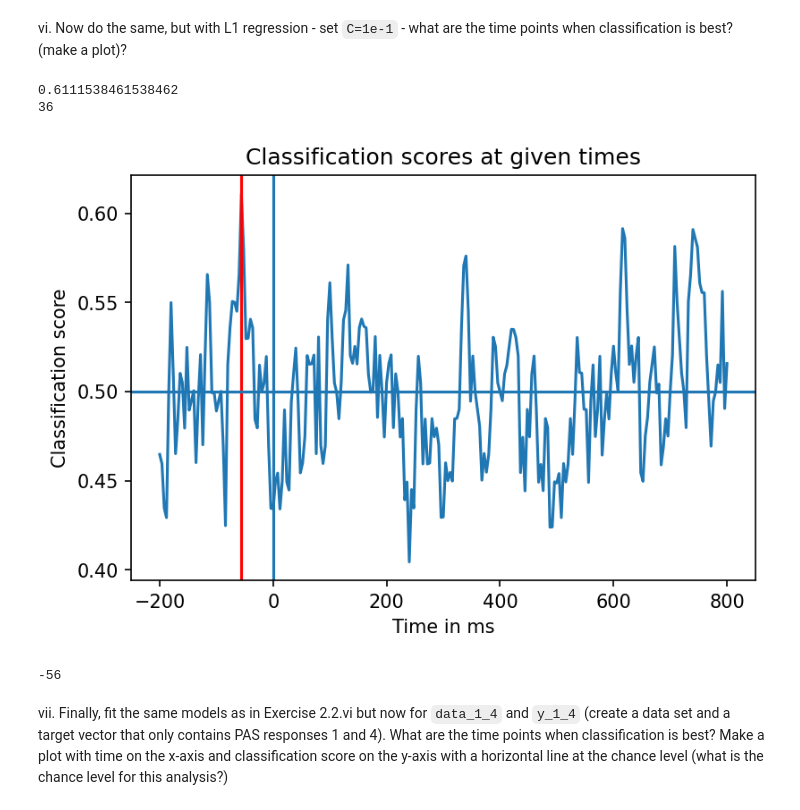
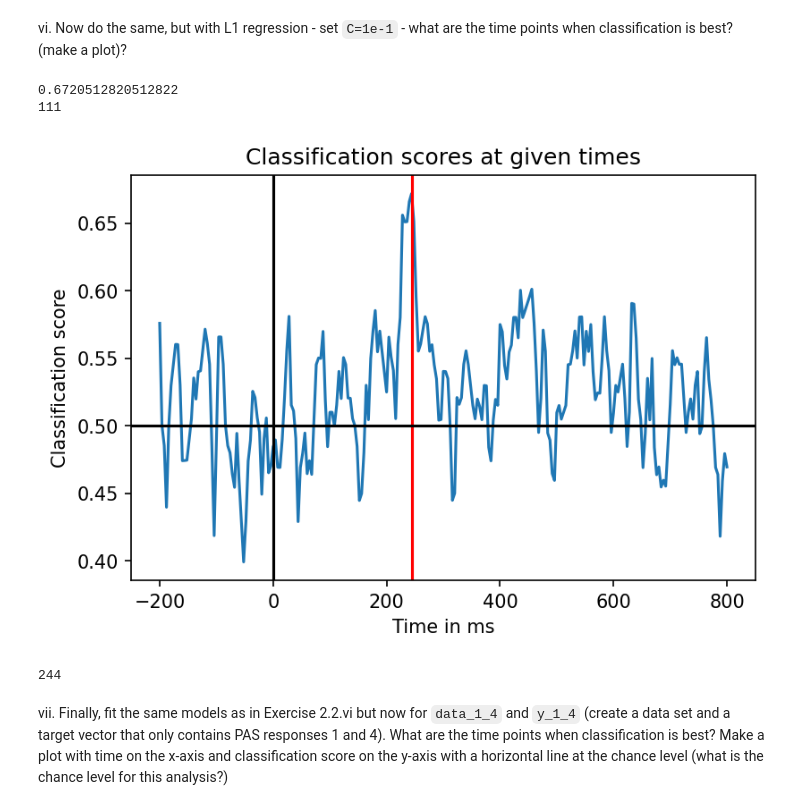
Before and after one commit to alekswael/github_methods_3, a Jupyter notebook: week_08/practical_exercise_8_ALEKSANDER_NOTEBOOK.ipynb, the cells around one changed output. Cells and saved outputs as stored; diff of their text form; code cells hidden in the pictures.

```diff
--- a/week_08/practical_exercise_8_ALEKSANDER_NOTEBOOK.ipynb
+++ b/week_08/practical_exercise_8_ALEKSANDER_NOTEBOOK.ipynb
@@ -155,16 +163,10 @@ EXPLAIN
 ### 1) Now, we are going to do Logistic Regression with the aim of classifying the PAS-rating given by the subject
 # %% [markdown]
 i. We'll start with a binary problem - create a new array called `data_1_2` that only contains PAS responses 1 and 2. Similarly, create a `y_1_2` for the target vector
-# %%
-data_1_2 = np.concatenate((data[pas_1], data[pas_2]), axis=0)
-data_1_2.shape
-
-y_1_2 = []
-for i in range(len(y)):
-    if y[i] == 1:
-        y_1_2.append(1)
-    if y[i] == 2:
-        y_1_2.append(2)
+# %%
+# subsetting
+data_1_2 = data[y < 3,:,:]
+y_1_2 = y[y < 3]
 # %% [markdown]
 ii. Scikit-learn expects our observations (`data_1_2`) to be in a 2d-array, which has samples (repetitions) on dimension 1 and features (predictor variables) on dimension 2. Our `data_1_2` is a three-dimensional array. Our strategy will be to collapse our two last dimensions (sensors and time) into one dimension, while keeping the first dimension as it is (repetitions). Use `np.reshape` to create a variable `X_1_2` that fulfils these criteria.
 # %%
@@ -320,7 +318,7 @@ v. Instead of fitting a model on all `n_sensors * n_samples` features, fit  a lo
 # %%
 # I need 251 models.
 cv = StratifiedKFold()
-logR = LogisticRegression(C=1e1, penalty="l2", solver = "liblinear")
+logR = LogisticRegression(C=1e-5, penalty="l2", solver = "liblinear")
 cv_scores = []
 
 # Subsetting time
@@ -371,25 +371,25 @@ for i in range(251):
 print(np.amax(cv_scores))
 print(np.argmax(cv_scores)) # Indeci with highest classification
 # %% [output]
-0.6111538461538462
-36
+0.6720512820512822
+111
 # %%
 plt.figure()
 plt.plot(times, cv_scores)
-plt.axvline(x = 0)
-plt.axvline(times[36], color = "red")
-plt.axhline(y = 0.5) # Chance level is 50% for binary classification
+plt.axvline(x = 0, color = "black")
+plt.axvline(times[111], color = "red")
+plt.axhline(y = 0.5, color = "black") # Chance level is 50% for binary classification
 plt.xlabel("Time in ms")
 plt.ylabel("Classification score")
 plt.title("Classification scores at given times")
 plt.show()
 
-times[36]
+times[111]
 
-# Classification is best at -56 ms.
+# Classification is best at 244 ms.
 # %% [output]
-[figure, old version]
+[figure, new version]
--56
+244
 # %% [markdown]
 vii. Finally, fit the same models as in Exercise 2.2.vi but now for `data_1_4` and `y_1_4` (create a data set and a target vector that only contains PAS responses 1 and 4). What are the time points when classification is best? Make a plot with time on the x-axis and classification score on the y-axis with a horizontal line at the chance level (what is the chance level for this analysis?)
 # %%
```
Also changed, not shown: parts of 14 cells of this notebook.
